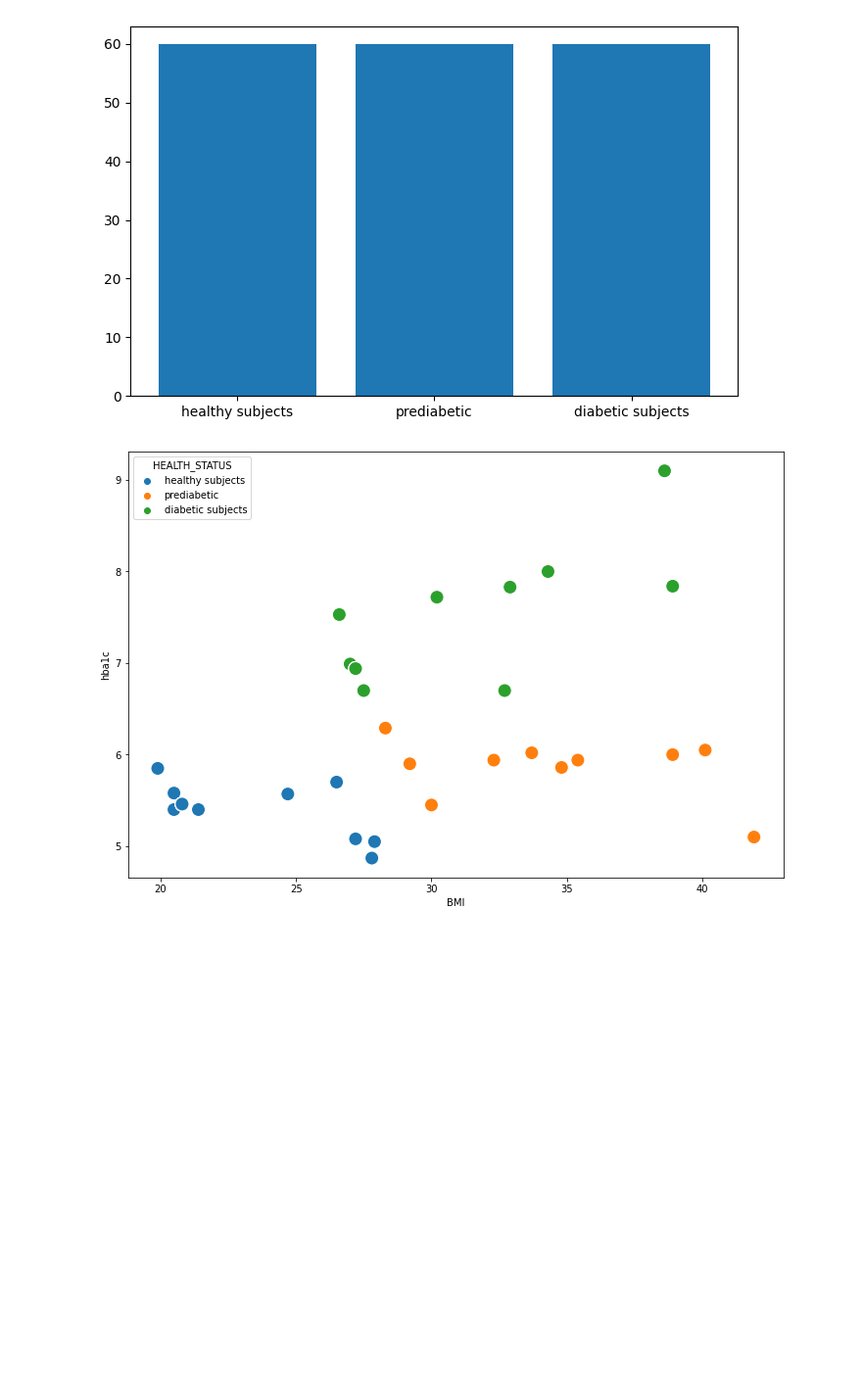
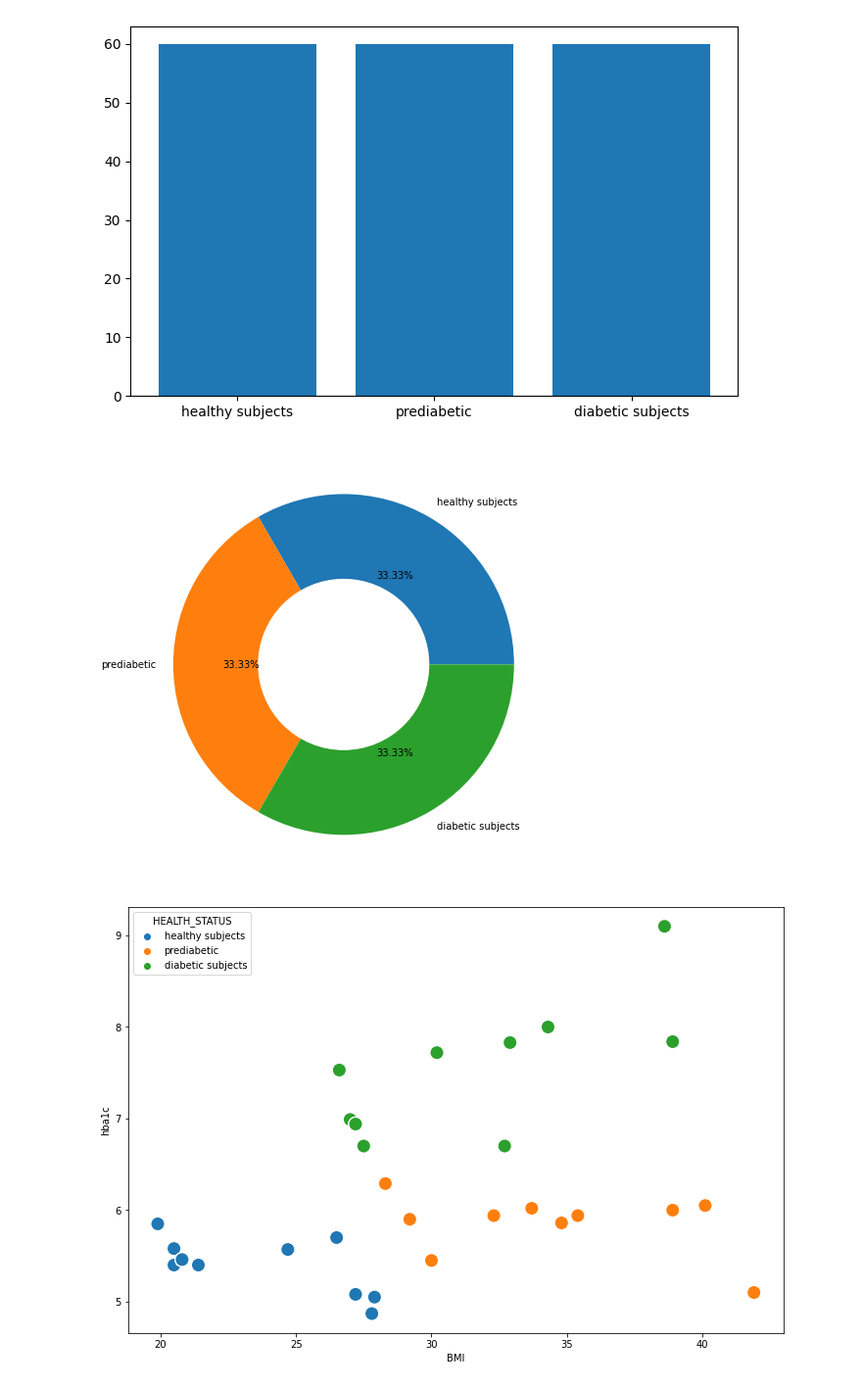
Before and after one commit to MetaboClaud/EDA-Human-Serum-Metabolome-Variability, a Jupyter notebook: src/notebooks/EDA_PRUEBAS.ipynb, the cells around one changed output. Shown at 98% size. Saved outputs shown, nothing was run; the diff lists cells and outputs as text; code cells hidden in the pictures; blank space fills up the shorter version.

```diff
--- a/src/notebooks/EDA_PRUEBAS.ipynb
+++ b/src/notebooks/EDA_PRUEBAS.ipynb
@@ -35,6 +50,6 @@ from wordcloud import WordCloud
 # %%
 #Dataset información general del estudio
-sample_metadata = pd.read_excel("C:/Users/Claudia/Documents/GitHub/EDA-Human-Serum-Metabolome-Variability/src/data/sample_metadata.xlsx")
+sample_metadata = pd.read_excel("../data/study_data.xlsx",sheet_name= "sample_metadata" )
 sample_metadata.head()
 # %% [output]
 |  | sample_id | sample_id_study | CLIENT_IDENTIFIER | CLIENT_MATRIX | DAY | Health | Time | ... |
@@ -193,4 +253,20 @@ plt.bar(Diagnostico, Grupos_de_estudio)
 plt.show()
 # %% [output]
 [figure]
+# %%
+#Gráfico para representar el número de participantes en el estudio  (Final para presentación)
+muestras_de_estudio = sample_metadata['HEALTH_STATUS'].value_counts()
+
+# Crear circulo de dentro
+my_circle=plt.Circle( (0,0), 0.5, color='white')
+#crear el pai
+plt.figure(figsize=(8,8))
+plt.pie(muestras_de_estudio.values,
+        labels=muestras_de_estudio.index,
+        autopct='%1.2f%%')
+p=plt.gcf()
+p.gca().add_artist(my_circle)
+plt.show()
+# %% [output]
+[figure, added]
 # %%
```
Also changed, not shown: parts of 62 cells of this notebook, 2 other files.
